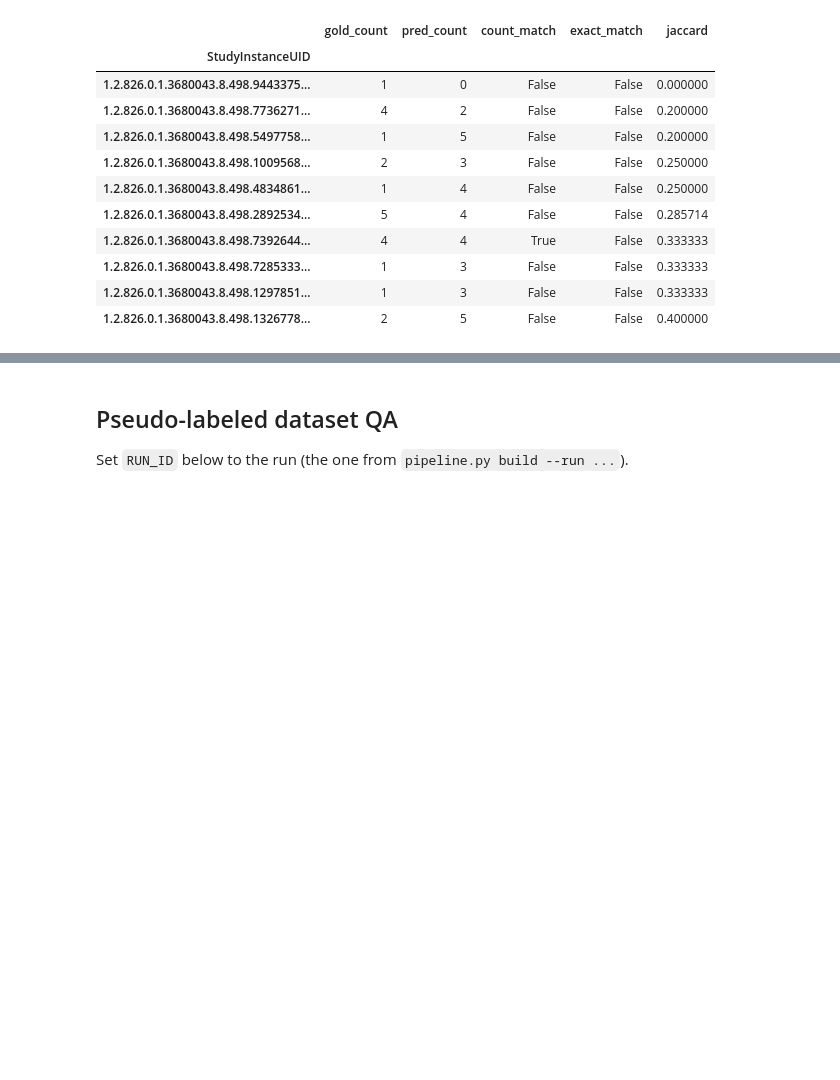
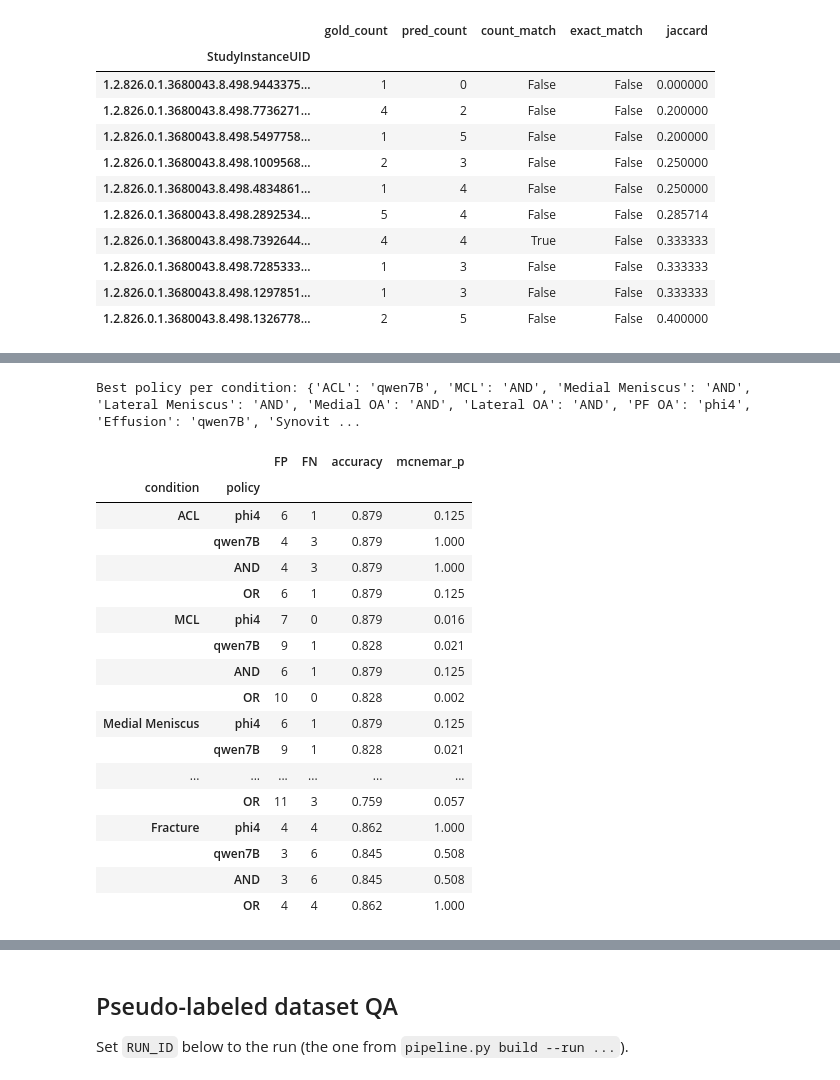
Before and after one commit to gperdrizet/RSNA-knee-abnormality, a Jupyter notebook: notebooks/02-label_extraction.ipynb, the cells around one changed output, grey strips where cells are left out. Saved outputs shown, nothing was run; the diff lists cells and outputs as text; code cells hidden in the pictures; blank space fills up the shorter version.

```diff
--- a/notebooks/02-label_extraction.ipynb
+++ b/notebooks/02-label_extraction.ipynb
@@ -716,0 +583,57 @@ pd.DataFrame({
+# %%
+from statsmodels.stats.contingency_tables import mcnemar as _mcnemar
+
+PHI4_RUN, QWEN7B_RUN = '20260909_phi4', '20260909_qwen7B'
+ens_policies = {
+    'phi4':   lambda p, q: p,
+    'qwen7B': lambda p, q: q,
+    'AND':    lambda p, q: 1 if (p == 1 and q == 1) else 0,
+    'OR':     lambda p, q: 1 if (p == 1 or q == 1) else 0,
+}
+
+def _policy_metrics(cond, policy):
+    gv = cmp[PHI4_RUN][f'{cond}_label'].astype(int).values
+    pv = np.array([
+        policy(int(p), int(q)) for p, q in
+        zip(cmp[PHI4_RUN][f'{cond}_pred'], cmp[QWEN7B_RUN][f'{cond}_pred'])
+    ])
+    fp = int(((gv == 0) & (pv == 1)).sum())
+    fn = int(((gv == 1) & (pv == 0)).sum())
+    acc = float((gv == pv).mean())
+    n_disc = fp + fn
+    pval = _mcnemar([[0, fn], [fp, 0]], exact=True).pvalue if n_disc else float('nan')
+    return fp, fn, acc, pval
+
+sweep_recs = []
+best_policy_by_cond = {}
+for cond in label_cols:
+    results = {name: _policy_metrics(cond, pol) for name, pol in ens_policies.items()}
+    best_policy_by_cond[cond] = max(
+        results, key=lambda k: (results[k][3] if results[k][3] == results[k][3] else 1.0, results[k][2])
+    )
+    for name, (fp, fn, acc, pval) in results.items():
+        sweep_recs.append({'condition': cond, 'policy': name, 'FP': fp, 'FN': fn, 'accuracy': acc, 'mcnemar_p': pval})
+
+sweep_tbl = pd.DataFrame(sweep_recs).set_index(['condition', 'policy'])
+print('Best policy per condition:', best_policy_by_cond)
+sweep_tbl.round(3)
+# %% [output]
+Best policy per condition: {'ACL': 'qwen7B', 'MCL': 'AND', 'Medial Meniscus': 'AND', 'Lateral Meniscus': 'AND', 'Medial OA': 'AND', 'Lateral OA': 'AND', 'PF OA': 'phi4', 'Effusion': 'qwen7B', 'Synovit ...
+|  |  | FP | FN | accuracy | mcnemar_p |
+| condition | policy |  |  |  |  |
+| ACL | phi4 | 6 | 1 | 0.879 | 0.125 |
+|  | qwen7B | 4 | 3 | 0.879 | 1.000 |
+|  | AND | 4 | 3 | 0.879 | 1.000 |
+|  | OR | 6 | 1 | 0.879 | 0.125 |
+| MCL | phi4 | 7 | 0 | 0.879 | 0.016 |
+|  | qwen7B | 9 | 1 | 0.828 | 0.021 |
+|  | AND | 6 | 1 | 0.879 | 0.125 |
+|  | OR | 10 | 0 | 0.828 | 0.002 |
+| Medial Meniscus | phi4 | 6 | 1 | 0.879 | 0.125 |
+|  | qwen7B | 9 | 1 | 0.828 | 0.021 |
+| ... | ... | ... | ... | ... | ... |
+|  | OR | 11 | 3 | 0.759 | 0.057 |
+| Fracture | phi4 | 4 | 4 | 0.862 | 1.000 |
+|  | qwen7B | 3 | 6 | 0.845 | 0.508 |
+|  | AND | 3 | 6 | 0.845 | 0.508 |
+|  | OR | 4 | 4 | 0.862 | 1.000 |
```
Also changed, not shown: parts of 24 cells of this notebook, 4 other files.
